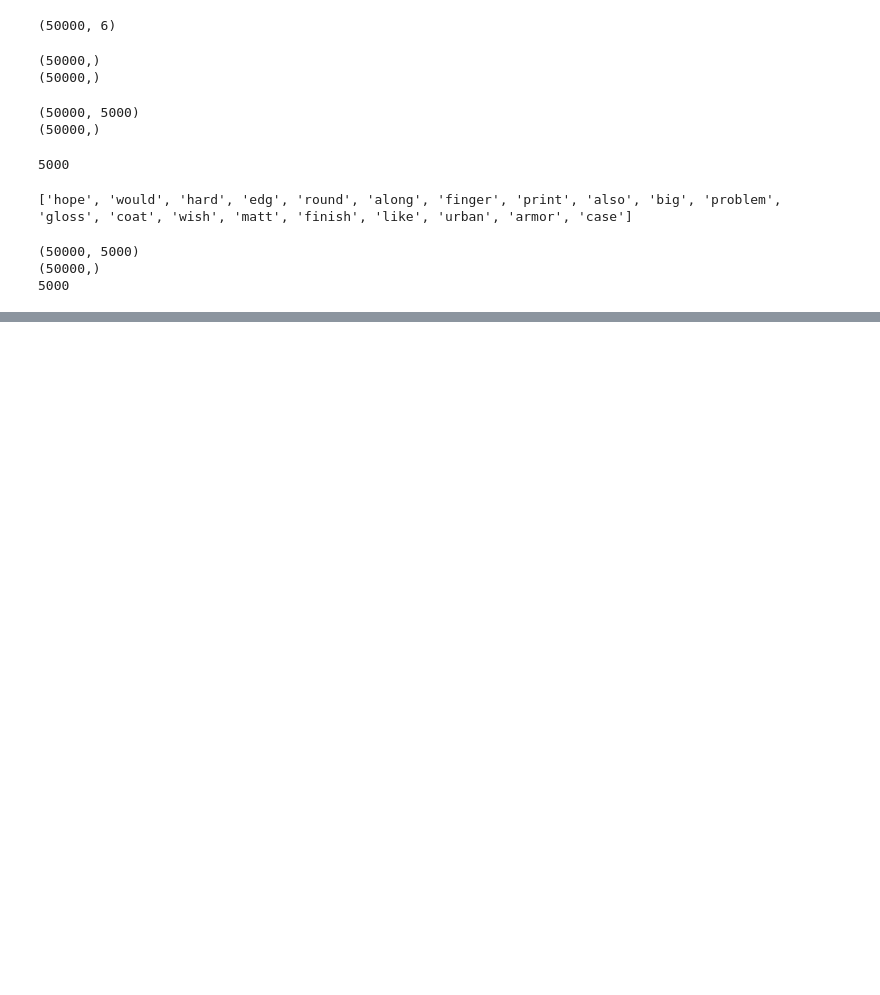
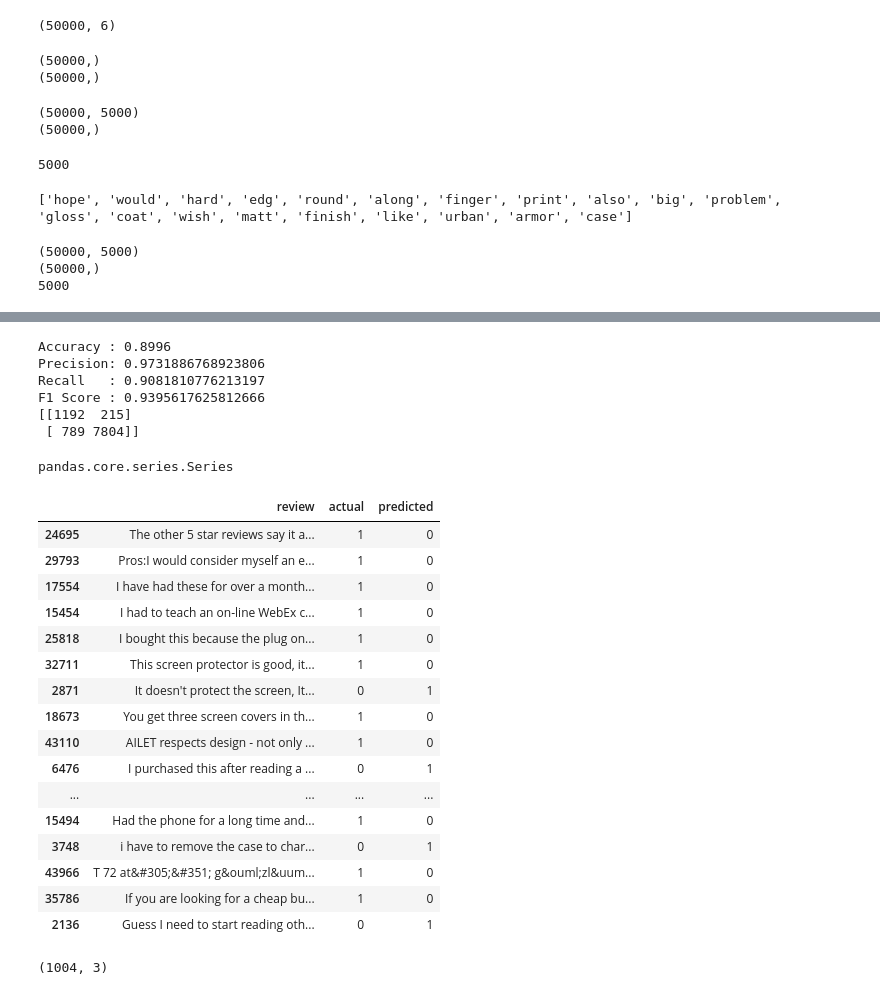
Before and after one commit to Omkar-Arch/AMAZON-REVIEW-SENTIMENT-ANALYSIS, a Jupyter notebook: notebook2.ipynb, the cells around one changed output, grey strips where cells are left out. Drawn from its saved outputs; the diff is of its cells as text; code cells hidden in the pictures; blank space fills up the shorter version.

```diff
--- a/notebook2.ipynb
+++ b/notebook2.ipynb
@@ -423,0 +553,55 @@ print(len(tfidf.vocabulary_))
+# %%
+y_pred_svc = svc.predict(X_test)
+# %%
+print("Accuracy :", accuracy_score(y_test, y_pred_svc))
+print("Precision:", precision_score(y_test, y_pred_svc))
+print("Recall   :", recall_score(y_test, y_pred_svc))
+print("F1 Score :", f1_score(y_test, y_pred_svc))
+print(confusion_matrix(y_test, y_pred_svc))
+# %% [output]
+Accuracy : 0.8996
+Precision: 0.9731886768923806
+Recall   : 0.9081810776213197
+F1 Score : 0.9395617625812666
+[[1192  215]
+ [ 789 7804]]
+# %%
+type(y_test)
+# %% [output]
+pandas.core.series.Series
+# %%
+#Error Analysis
+misclassified = pd.DataFrame({
+    'review': df_small.loc[y_test.index, 'Review'],
+    'actual': y_test,
+    'predicted': y_pred_svc
+})
+
+misclassified = misclassified[
+    misclassified['actual'] != misclassified['predicted']
+]
+
+misclassified.head(20)
+# %% [output]
+|  | review | actual | predicted |
+| 24695 | The other 5 star reviews say it a... | 1 | 0 |
+| 29793 | Pros:I would consider myself an e... | 1 | 0 |
+| 17554 | I have had these for over a month... | 1 | 0 |
+| 15454 | I had to teach an on-line WebEx c... | 1 | 0 |
+| 25818 | I bought this because the plug on... | 1 | 0 |
+| 32711 | This screen protector is good, it... | 1 | 0 |
+| 2871 | It doesn't protect the screen, It... | 0 | 1 |
+| 18673 | You get three screen covers in th... | 1 | 0 |
+| 43110 | AILET respects design - not only ... | 1 | 0 |
+| 6476 | I purchased this after reading a ... | 0 | 1 |
+| ... | ... | ... | ... |
+| 15494 | Had the phone for a long time and... | 1 | 0 |
+| 3748 | i have to remove the case to char... | 0 | 1 |
+| 43966 | T 72 at&#305;&#351; g&ouml;zl&uum... | 1 | 0 |
+| 35786 | If you are looking for a cheap bu... | 1 | 0 |
+| 2136 | Guess I need to start reading oth... | 0 | 1 |
+# %%
+#Knowing how much mistakes LinearSVC is making
+misclassified.shape
+# %% [output]
+(1004, 3)
```
Also changed, not shown: parts of 29 cells of this notebook, 4 other files.
